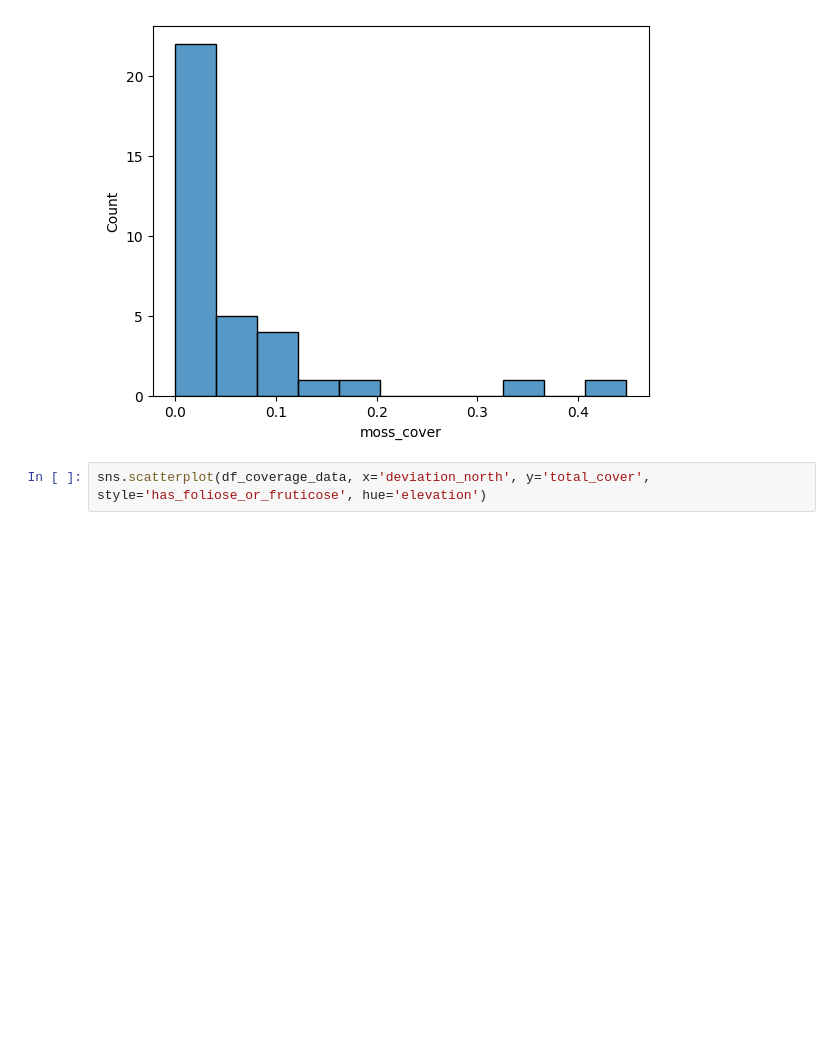
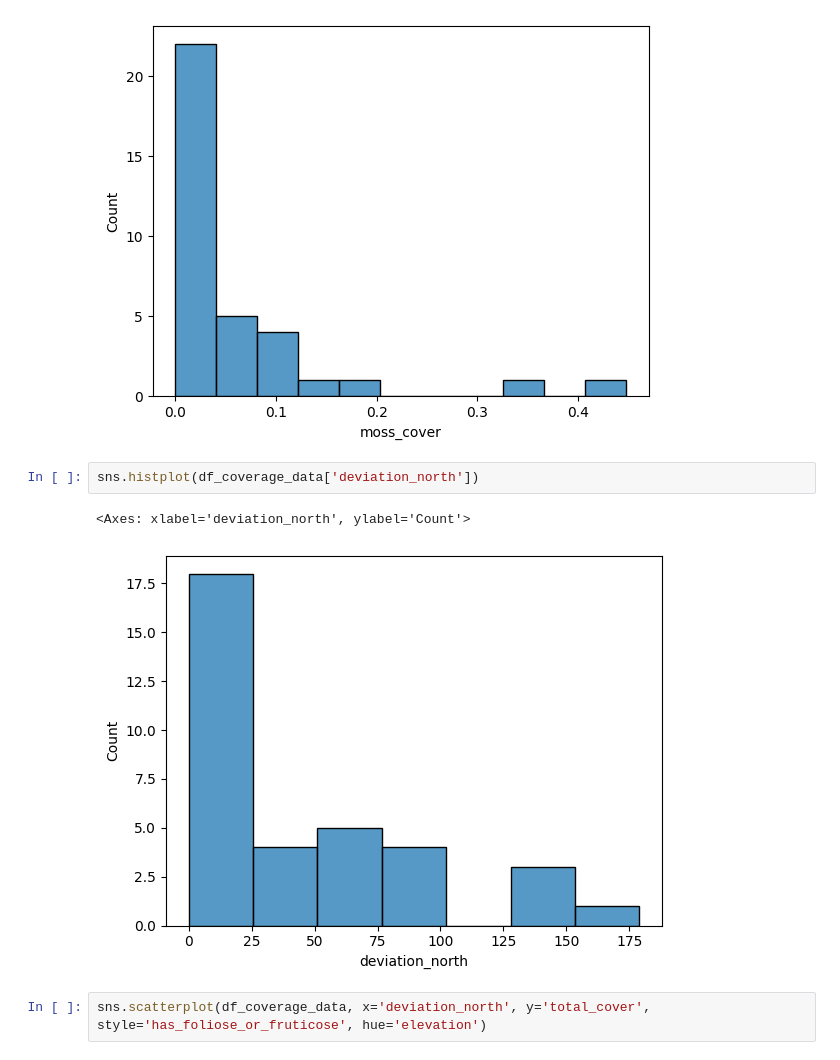
Before and after one commit to Sari-Parvillers/Vulnerable-Earth-TW1-2025, a Jupyter notebook: data_exploration.ipynb, the cells around one changed output. Drawn from its saved outputs; the diff is of its cells as text; blank space fills up the shorter version.

```diff
--- a/data_exploration.ipynb
+++ b/data_exploration.ipynb
@@ -29,6 +33,11 @@ sns.histplot(df_coverage_data['moss_cover'])
 # %% [output]
 <Axes: xlabel='moss_cover', ylabel='Count'>
 [figure]
+# %%
+sns.histplot(df_coverage_data['deviation_north'])
+# %% [output]
+<Axes: xlabel='deviation_north', ylabel='Count'>
+[figure, added]
 # %%
 sns.scatterplot(df_coverage_data, x='deviation_north', y='total_cover', style='has_foliose_or_fruticose', hue='elevation')
 # %% [output]
```
Also changed, not shown: parts of 10 cells of this notebook, 1 other file.
